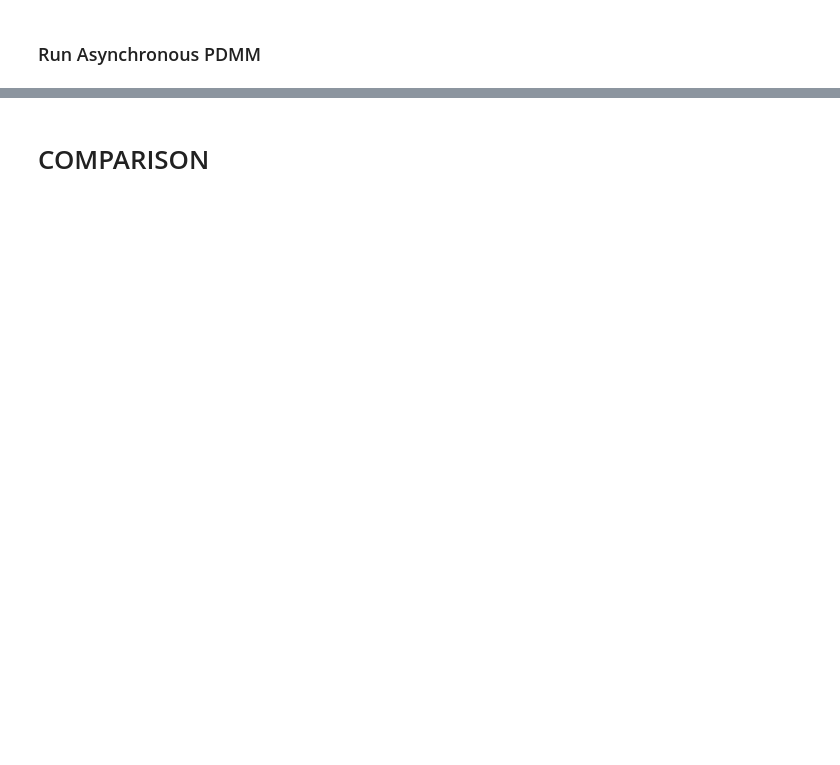
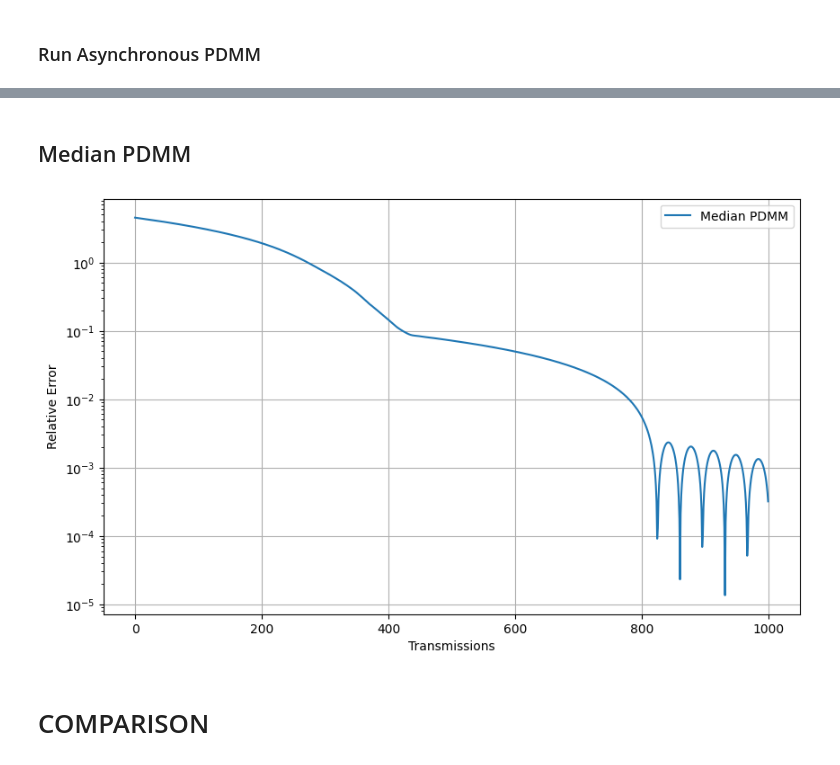
Before and after one commit to AybarsManav/PDMM, a Jupyter notebook: main.ipynb, the cells around one changed output, grey strips where cells are left out. Saved outputs shown, nothing was run; the diff lists cells and outputs as text; code cells hidden in the pictures; blank space fills up the shorter version.

```diff
--- a/main.ipynb
+++ b/main.ipynb
@@ -131,3 +159,22 @@ Final relative error: 8.6596e-13
+# %% [markdown]
+## Median PDMM
+# %%
+max_transmissions = 1e6
+rho = 0.5
+tolerance = 1e-12
+sensor_values = np.random.randn(n) * 10 + 50
+
+errors_async, x = pdmm_median(sensor_values, adjacency_matrix, rho)
+
+plt.figure(figsize=(10, 6))
+plt.semilogy(range(len(errors_async)), errors_async, label='Median PDMM')
+plt.xlabel('Transmissions')
+plt.ylabel('Relative Error')
+plt.legend()
+plt.grid(True)
+plt.show()
+# %% [output]
+[figure, added]
 # %% [markdown]
 # COMPARISON
 # %%
```
Also changed, not shown: parts of 17 cells of this notebook, 3 other files.
